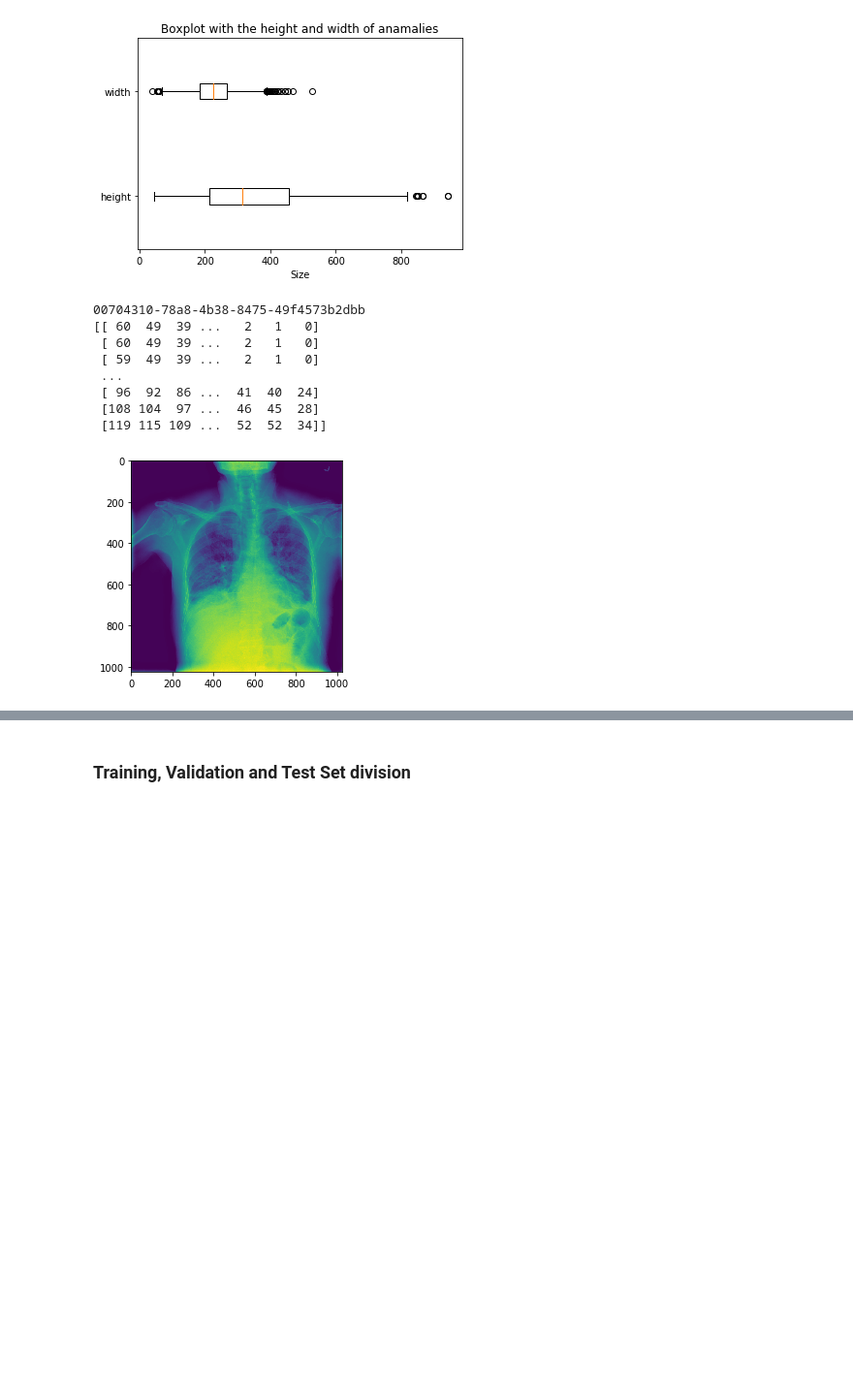
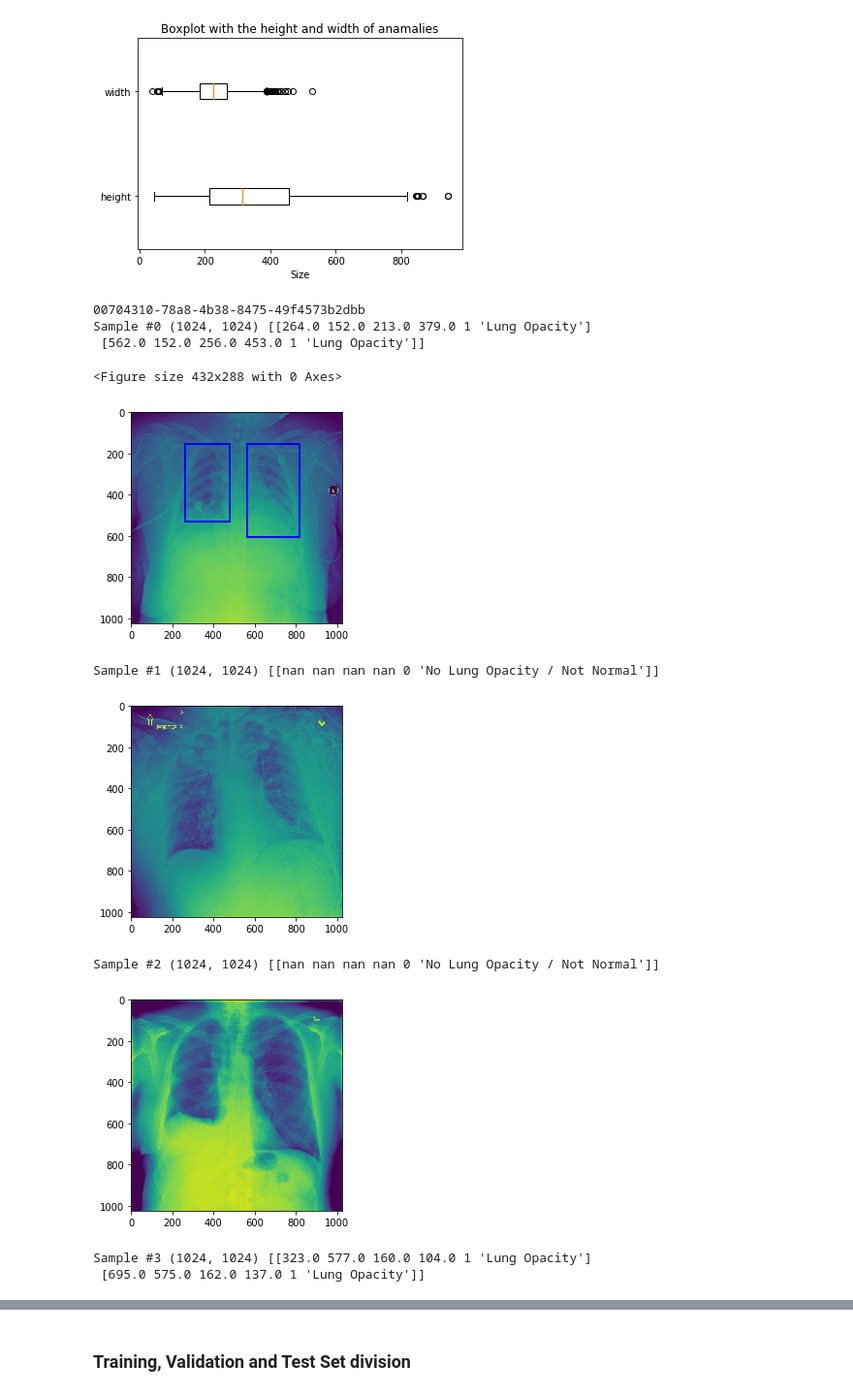
Before and after one commit to NetoPedro/DeepLearningProject, a Jupyter notebook: DetectPneumonia.ipynb, the cells around one changed output, grey strips where cells are left out. Shown at 97% size. Drawn from its saved outputs; the diff is of its cells as text; code cells hidden in the pictures; blank space fills up the shorter version.

Commit message:
[DataLoading] Added a Dataset class extension to handle the dataset and load images on demand.

```diff
--- a/DetectPneumonia.ipynb
+++ b/DetectPneumonia.ipynb
@@ -76,0 +70,18 @@ def load_scan(path,image_name):
+# %%
+def show_square(image,msk,classes):
+    fig,ax = plt.subplots(1)
+    ax.imshow(image)
+        # threshold true mask
+    comp = msk[:,:] > 0.5
+        # apply connected components
+    comp = measure.label(comp)
+        # apply bounding boxes
+    for region in measure.regionprops(comp):
+
+            # retrieve x, y, height and width
+            y, x, y2, x2 = region.bbox
+            height = y2 - y
+            width = x2 - x
+            ax.add_patch(plt.Rectangle((x,y),width,height,linewidth=2,edgecolor='b',facecolor='none'))
+
+    plt.show()
@@ -105,30 +152,31 @@ plt.show()
 [figure]
 [figure]
 [figure]
-# %%
-img_name = labels_frame.iloc[8, 0]
-print(img_name)
-labels = labels_frame.iloc[8, 1:5].as_matrix()
-labels = labels.astype('float').reshape(-1, 2).T
-
-image = load_scan(DATA_PATH + "/stage_2_train_images",img_name + ".dcm")
-print(image)
-def show_landmarks(image, landmarks):
-    """Show image with landmarks"""
-    plt.imshow(image)
-    #plt.scatter(landmarks[:, 0], landmarks[:, 1], s=10, marker='.', c='r')
-    #plt.pause(0.001)  # pause a bit so that plots are updated
-
-plt.figure()
-show_landmarks(image,labels)
-plt.show()
-# %% [output]
-00704310-78a8-4b38-8475-49f4573b2dbb
-[[ 60  49  39 ...   2   1   0]
- [ 60  49  39 ...   2   1   0]
- [ 59  49  39 ...   2   1   0]
- ...
- [ 96  92  86 ...  41  40  24]
- [108 104  97 ...  46  45  28]
- [119 115 109 ...  52  52  34]]
-[figure, removed]
+# %%
+img_name = labels_frame.iloc[8, 0]
+print(img_name)
+labels = labels_frame.iloc[8, 1:5].as_matrix()
+labels = labels.astype('float').reshape(-1, 2).T
+
+face_dataset = PneumoniaDataset(data=train_data,
+                                    root_dir='./rsna-pneumonia-detection-challenge/stage_2_train_images')
+
+fig = plt.figure()
+for i in range(len(face_dataset)):
+    sample = face_dataset[i+4]
+    print('Sample #{}'.format(i), sample['image'].shape, sample['classes'])
+    show_square(**sample)
+    if i == 3:
+        break
+# %% [output]
+00704310-78a8-4b38-8475-49f4573b2dbb
+Sample #0 (1024, 1024) [[264.0 152.0 213.0 379.0 1 'Lung Opacity']
+ [562.0 152.0 256.0 453.0 1 'Lung Opacity']]
+<Figure size 432x288 with 0 Axes>
+[figure, added]
+Sample #1 (1024, 1024) [[nan nan nan nan 0 'No Lung Opacity / Not Normal']]
+[figure, added]
+Sample #2 (1024, 1024) [[nan nan nan nan 0 'No Lung Opacity / Not Normal']]
+[figure, added]
+Sample #3 (1024, 1024) [[323.0 577.0 160.0 104.0 1 'Lung Opacity']
+ [695.0 575.0 162.0 137.0 1 'Lung Opacity']]
```
Also changed, not shown: parts of 4 cells of this notebook.
